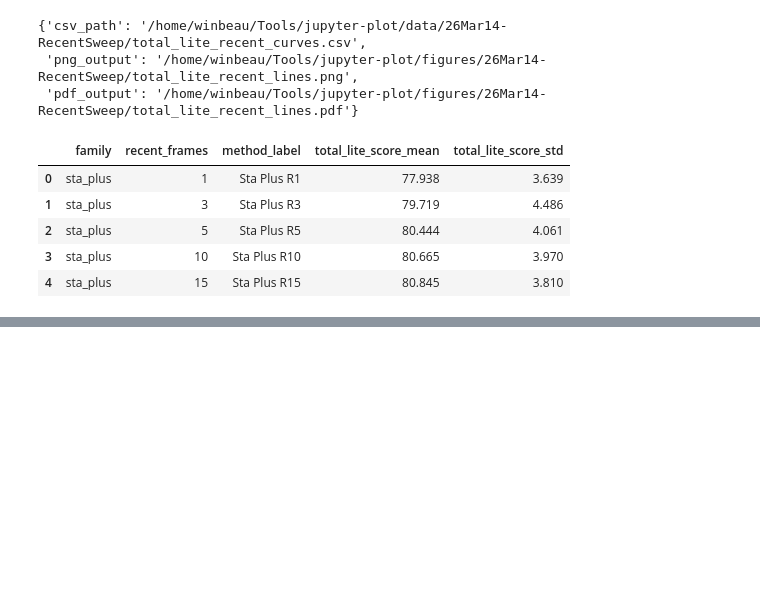
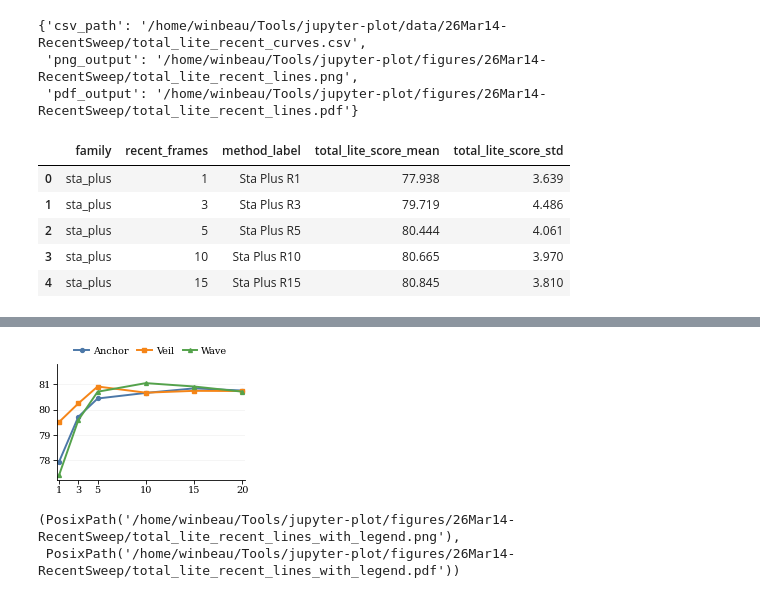
Before and after one commit to winbeau/jupyter-plot, a Jupyter notebook: notebooks/26Mar14-RecentSweep/total_lite_recent_lines.ipynb, the cells around one changed output, grey strips where cells are left out. Drawn from its saved outputs; the diff is of its cells as text; code cells hidden in the pictures; blank space fills up the shorter version.

```diff
--- a/notebooks/26Mar14-RecentSweep/total_lite_recent_lines.ipynb
+++ b/notebooks/26Mar14-RecentSweep/total_lite_recent_lines.ipynb
@@ -173,2 +192,73 @@ plot_total_lite_recent_lines(CSV_PATH, PNG_OUTPUT_PATH, PDF_OUTPUT_PATH)
 (PosixPath('/home/winbeau/Tools/jupyter-plot/figures/26Mar14-RecentSweep/total_lite_recent_lines.png'),
  PosixPath('/home/winbeau/Tools/jupyter-plot/figures/26Mar14-RecentSweep/total_lite_recent_lines.pdf'))
+# %%
+WITH_LEGEND_PNG_OUTPUT_PATH = FIG_DIR / "total_lite_recent_lines_with_legend.png"
+WITH_LEGEND_PDF_OUTPUT_PATH = FIG_DIR / "total_lite_recent_lines_with_legend.pdf"
+WITH_LEGEND_FIGSIZE = (FIG_WIDTH, 1.65)
+WITH_LEGEND_AX_BOUNDS = [0.14, 0.13, 0.84, 0.70]
+
+def plot_total_lite_recent_lines_with_legend(
+    csv_path: str | Path,
+    png_output_path: str | Path,
+    pdf_output_path: str | Path,
+) -> tuple[Path, Path]:
+    df = load_recent_curves(csv_path)
+    fig = plt.figure(figsize=WITH_LEGEND_FIGSIZE)
+    ax = fig.add_axes(WITH_LEGEND_AX_BOUNDS)
+    ax.spines["top"].set_visible(False)
+    ax.spines["right"].set_visible(False)
+    ax.spines["left"].set_linewidth(AXIS_LINE_WIDTH)
+    ax.spines["bottom"].set_linewidth(AXIS_LINE_WIDTH)
+    ax.set_axisbelow(True)
+
+    handles = []
+    labels = []
+    for family in FAMILY_ORDER:
+        subset = df[df["family"] == family]
+        (line,) = ax.plot(
+            subset["recent_frames"],
+            subset["total_lite_score_mean"],
+            color=FAMILY_COLORS[family],
+            marker=FAMILY_MARKERS[family],
+            linewidth=LINE_WIDTH,
+            markersize=MARKER_SIZE,
+        )
+        if family in LEGEND_FAMILIES:
+            handles.append(line)
+            labels.append(FAMILY_LABELS[family])
+
+    score_min = float(df["total_lite_score_mean"].min())
+    ax.set_xlim(min(df["recent_frames"]) - 0.25, max(df["recent_frames"]) + 0.25)
+    ax.set_xticks(sorted(df["recent_frames"].unique()))
+    ax.set_ylim(score_min - Y_PAD_MIN, 81.8)
+    ax.grid(axis="y", alpha=GRID_ALPHA)
+    ax.tick_params(direction="out", width=AXIS_LINE_WIDTH)
+    fig.legend(
+        handles,
+        labels,
+        loc="upper center",
+        bbox_to_anchor=(0.56, 0.96),
+        ncol=LEGEND_NCOL,
+        frameon=False,
+        borderaxespad=0.0,
+    )
+
+    png_output = Path(png_output_path)
+    pdf_output = Path(pdf_output_path)
+    with plt.rc_context({"savefig.bbox": None, "savefig.pad_inches": 0}):
+        fig.savefig(png_output, dpi=PNG_DPI, bbox_inches=None, pad_inches=0)
+        fig.savefig(pdf_output, dpi=PDF_DPI, bbox_inches=None, pad_inches=0)
+    if "get_ipython" in globals() and get_ipython() is not None:
+        display(fig)
+    plt.close(fig)
+    return png_output, pdf_output
+
+plot_total_lite_recent_lines_with_legend(
+    CSV_PATH,
+    WITH_LEGEND_PNG_OUTPUT_PATH,
+    WITH_LEGEND_PDF_OUTPUT_PATH,
+)
+# %% [output]
+[figure, added]
+(PosixPath('/home/winbeau/Tools/jupyter-plot/figures/26Mar14-RecentSweep/total_lite_recent_lines_with_legend.png'),
+ PosixPath('/home/winbeau/Tools/jupyter-plot/figures/26Mar14-RecentSweep/total_lite_recent_lines_with_legend.pdf'))
```
Also changed, not shown: parts of 3 cells of this notebook, 4 other files.
